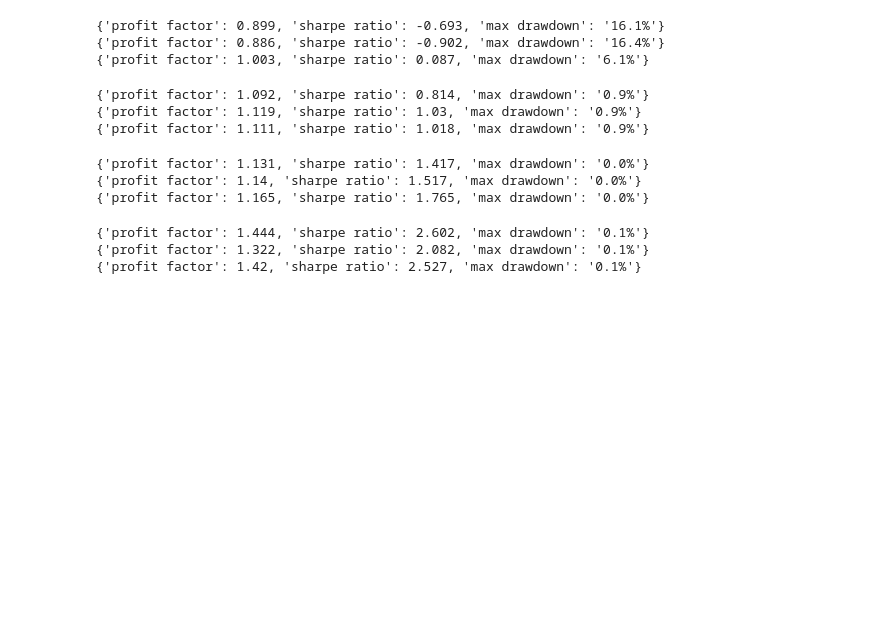
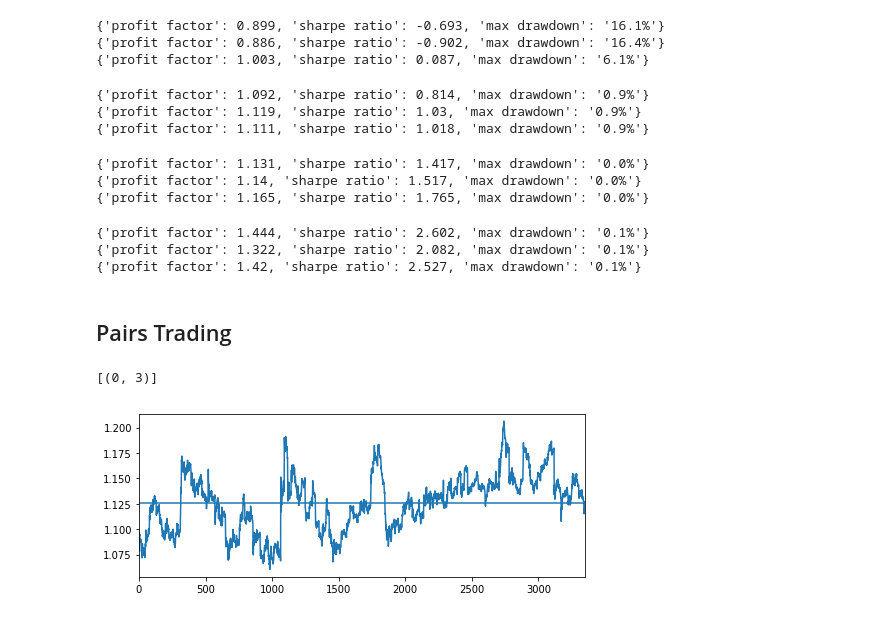
Before and after one commit to snp600/trading-alchemy, a Jupyter notebook: backtesting/demo.ipynb, the cells around one changed output. Saved outputs shown, nothing was run; the diff lists cells and outputs as text; code cells hidden in the pictures; blank space fills up the shorter version.

Commit message:
add pairs trading

```diff
--- a/backtesting/demo.ipynb
+++ b/backtesting/demo.ipynb
@@ -19,7 +19,9 @@ df_intc = pd.read_csv(PATH_TO_DATA + "INTC.csv", sep=',')
 df_nvda = pd.read_csv(PATH_TO_DATA + "NVDA.csv", sep=',')
 # %%
 def crop(df, start='2016-03-01 10:00:00', end='2016-09-01 10:00:00'):
-    return df[df[df.dt == start].index[0]:df[df.dt == end].index[0]]
+    df = df[df[df.dt == start].index[0]:df[df.dt == end].index[0]]
+    df.index = pd.RangeIndex(df.shape[0])
+    return df
 # %%
 df_emr = crop(df_emr)
 df_jbl = crop(df_jbl)
@@ -265,3 +268,36 @@ SingleInstrumentBacktest(df_nvda, stoploss=0.02, takeprofit=1000).full_backtest(
 {'profit factor': 1.444, 'sharpe ratio': 2.602, 'max drawdown': '0.1%'}
 {'profit factor': 1.322, 'sharpe ratio': 2.082, 'max drawdown': '0.1%'}
 {'profit factor': 1.42, 'sharpe ratio': 2.527, 'max drawdown': '0.1%'}
+# %% [markdown]
+## Pairs Trading
+# %%
+from statsmodels.tsa.stattools import coint
+
+prices = [df_emr['open'].values,
+          df_jbl['open'].values,
+          df_met['open'].values,
+          df_see['open'].values,
+          df_intc['open'].values,
+          df_nvda['open'].values]
+
+def find_cointegrated(prices):
+    n = len(prices)
+    cointegrated = []
+    for i in range(n):
+        for j in range(i + 1, n):
+            score, p, _ = coint(prices[i], prices[j])
+            if p < 0.05:
+                cointegrated.append((i, j))
+    return cointegrated
+
+cointegrated = find_cointegrated(prices)
+print(cointegrated) #EMR/SEE
+# %% [output]
+[(0, 3)]
+# %%
+ratios = df_emr['open'] / df_see['open']
+ratios.plot()
+plt.axhline(ratios.mean())
+plt.show()
+# %% [output]
+[figure, added]
```
Also changed, not shown: parts of 9 cells of this notebook.
